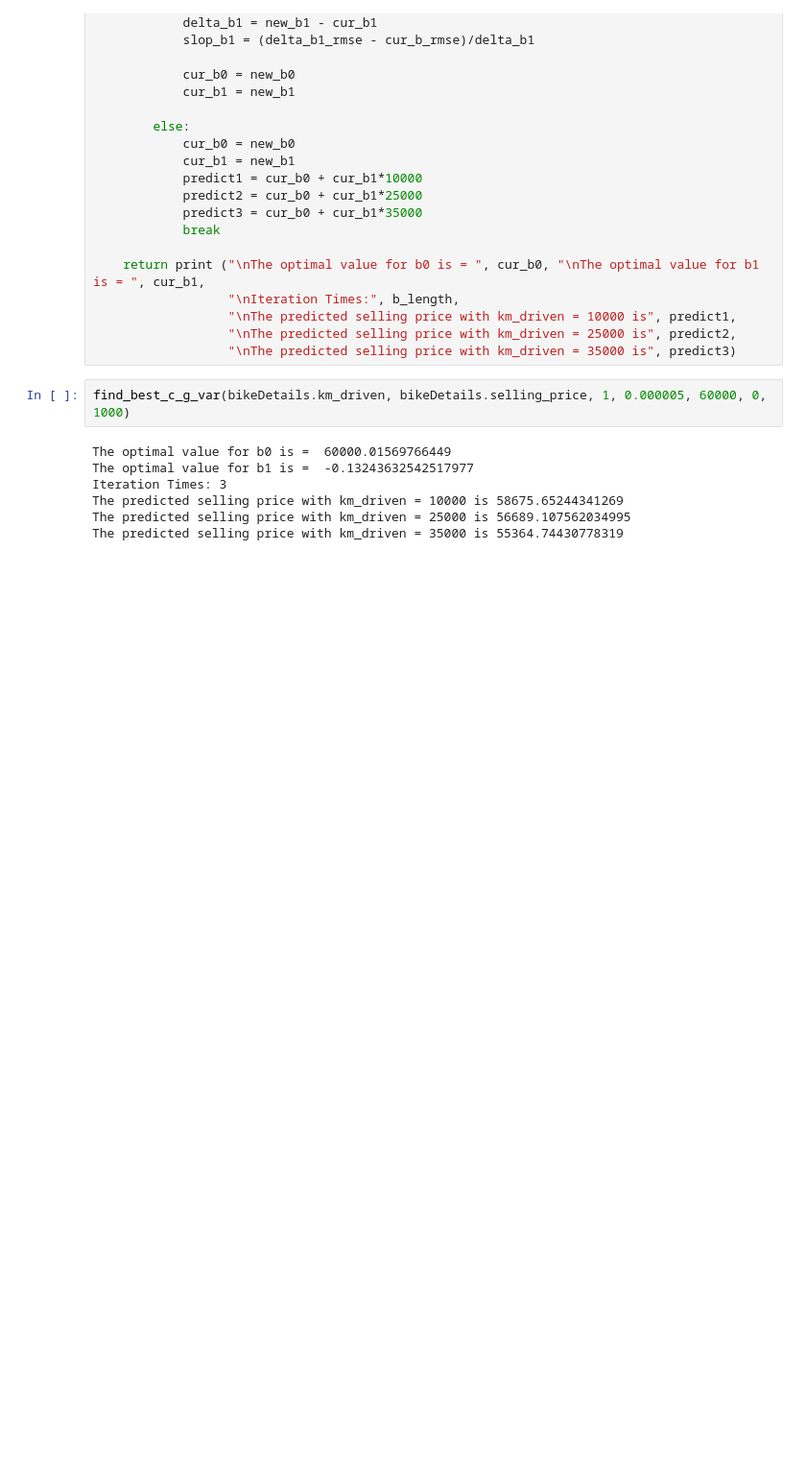
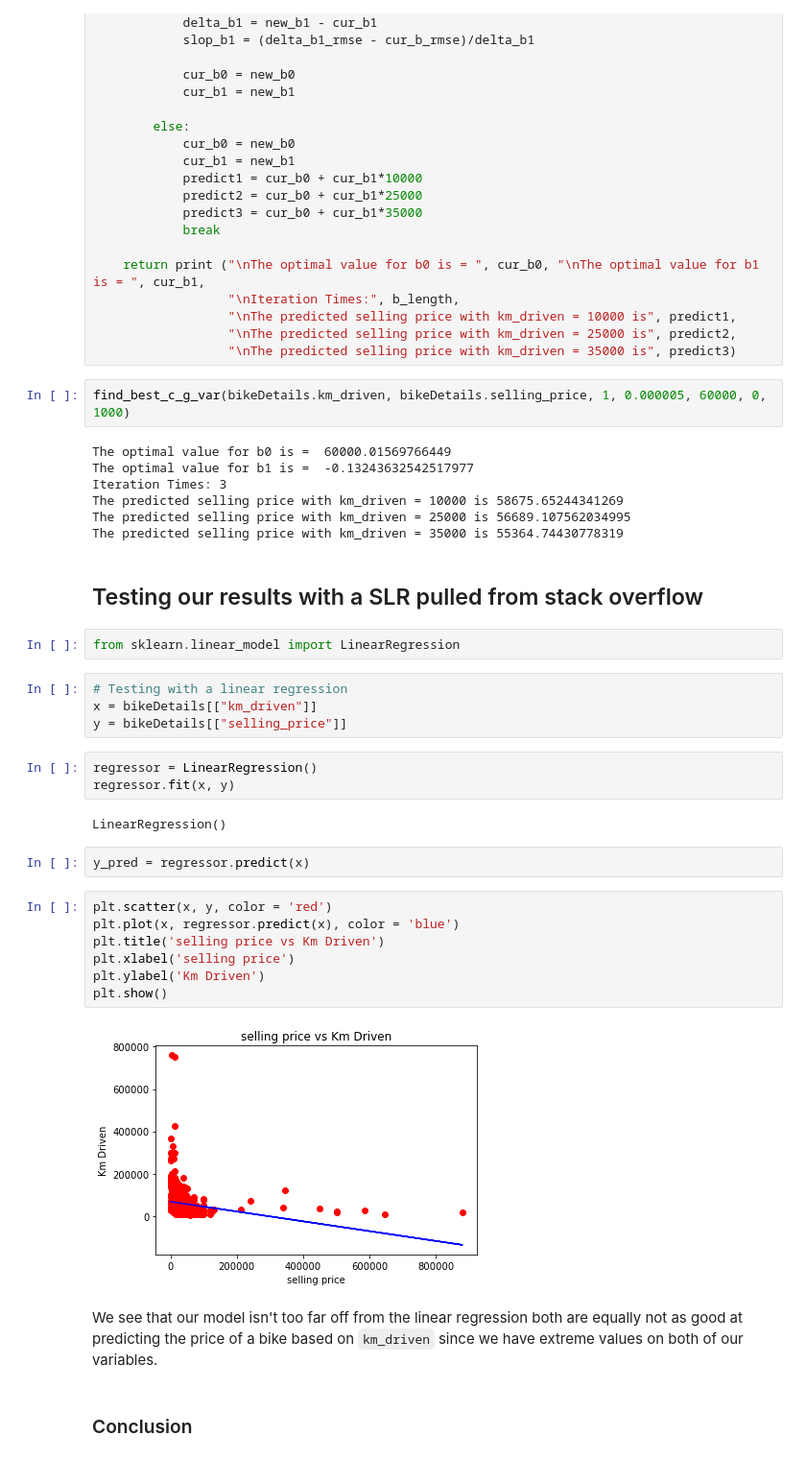
Before and after one commit to Smora0713/ST590-Project1, a Jupyter notebook: ST590 Project_SMG_VF.ipynb, the cells around one changed output. Shown: that part at 96% size. Saved outputs shown, nothing was run; the diff lists cells and outputs as text; blank space fills up the shorter version.

```diff
--- a/ST590 Project_SMG_VF.ipynb
+++ b/ST590 Project_SMG_VF.ipynb
@@ -564,3 +580,31 @@ Iteration Times: 3
 The predicted selling price with km_driven = 10000 is 58675.65244341269
 The predicted selling price with km_driven = 25000 is 56689.107562034995
 The predicted selling price with km_driven = 35000 is 55364.74430778319
+# %% [markdown]
+## Testing our results with a SLR pulled from stack overflow
+# %%
+from sklearn.linear_model import LinearRegression
+# %%
+# Testing with a linear regression
+x = bikeDetails[["km_driven"]]
+y = bikeDetails[["selling_price"]]
+# %%
+regressor = LinearRegression()
+regressor.fit(x, y)
+# %% [output]
+LinearRegression()
+# %%
+y_pred = regressor.predict(x)
+# %%
+plt.scatter(x, y, color = 'red')
+plt.plot(x, regressor.predict(x), color = 'blue')
+plt.title('selling price vs Km Driven')
+plt.xlabel('selling price')
+plt.ylabel('Km Driven')
+plt.show()
+# %% [output]
+[figure, added]
+# %% [markdown]
+We see that our model isn't too far off from the linear regression both are equally not as good at predicting the price of a bike based on `km_driven` since we have extreme values on both of our variables.
+# %% [markdown]
+### Conclusion
```
Also changed, not shown: parts of 18 cells of this notebook.
